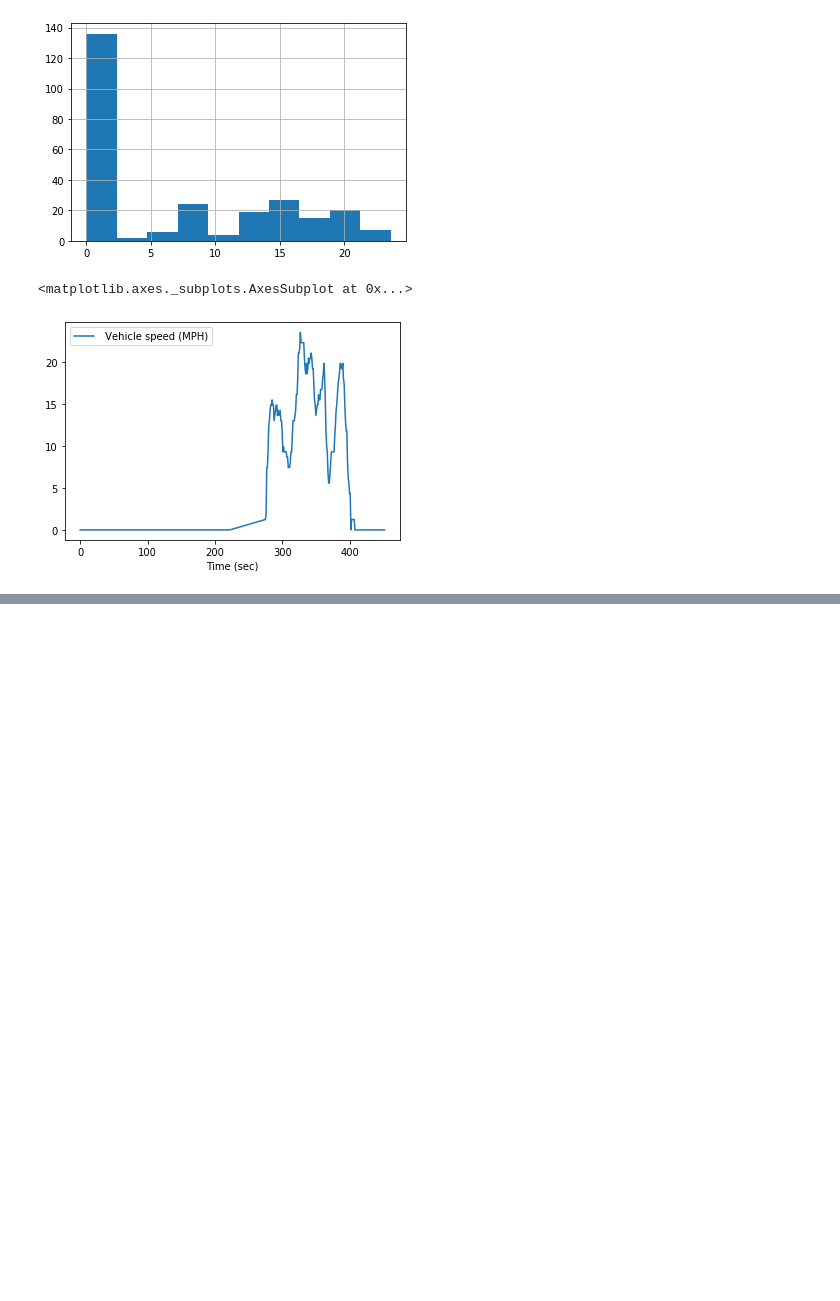
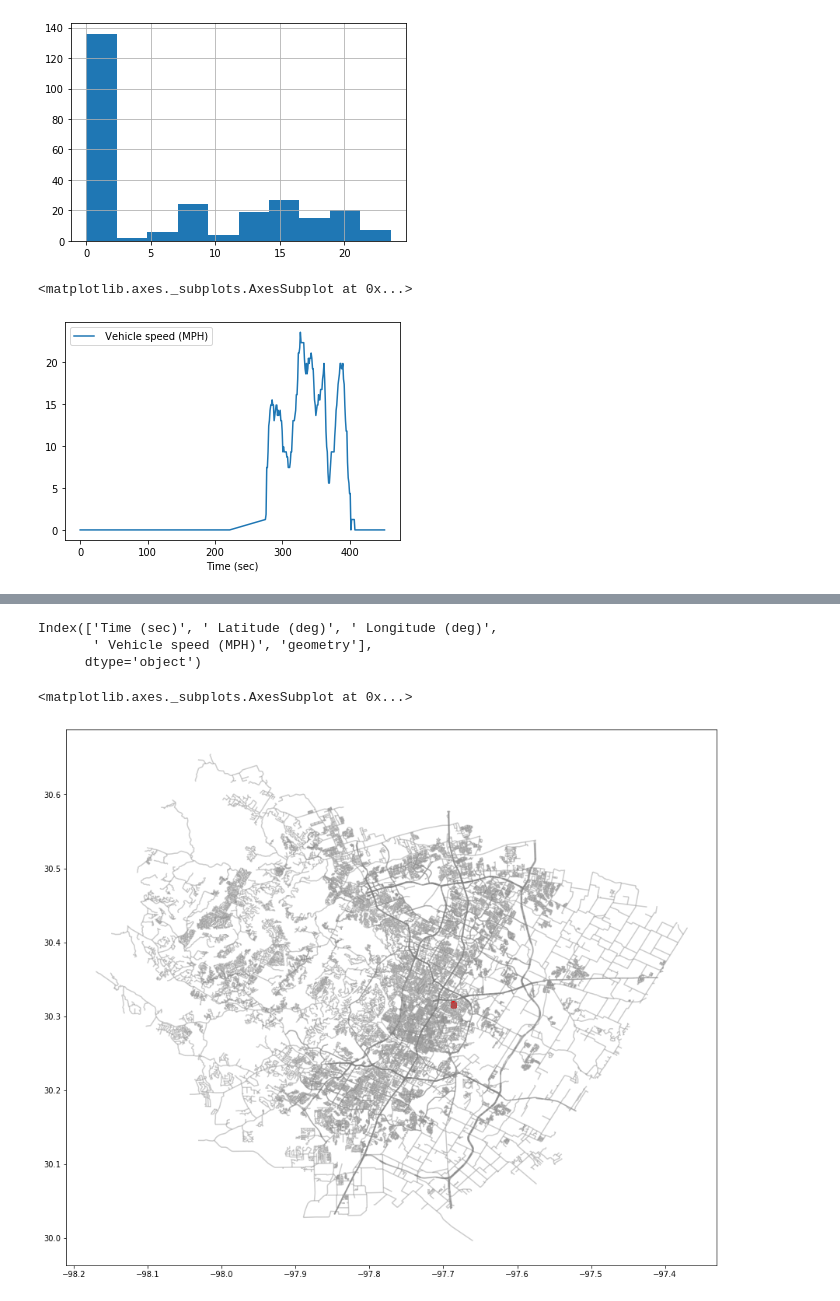
Before and after one commit to dj-betts/prius-obd, a Jupyter notebook: prius-eda.ipynb, the cells around one changed output, grey strips where cells are left out. Cells and saved outputs as stored; diff of their text form; code cells hidden in the pictures; blank space fills up the shorter version.

```diff
--- a/prius-eda.ipynb
+++ b/prius-eda.ipynb
@@ -40,0 +56,8 @@ data.plot.line(x='Time (sec)',y=' Vehicle speed (MPH)')
+# %%
+drive = [Point(xy) for xy in zip(data[' Longitude (deg)'], data[' Latitude (deg)'])]
+crs = {'init':'epsg:4326'}
+# %%
+#plot still works w/ crs hashed out
+geo_df = gpd.GeoDataFrame(data,
+#                         crs = crs,
+                         geometry = drive)
@@ -40,0 +73,13 @@ data.plot.line(x='Time (sec)',y=' Vehicle speed (MPH)')
+# %%
+geo_df.columns
+# %% [output]
+Index(['Time (sec)', ' Latitude (deg)', ' Longitude (deg)',
+       ' Vehicle speed (MPH)', 'geometry'],
+      dtype='object')
+# %%
+fig, ax = plt.subplots(figsize = (15,15))
+atx.plot(ax = ax, alpha=0.4, color='grey')
+geo_df['geometry'].plot(ax = ax, color='red')
+# %% [output]
+<matplotlib.axes._subplots.AxesSubplot at 0x...>
+[figure, added]
```
Also changed, not shown: parts of 5 cells of this notebook.
